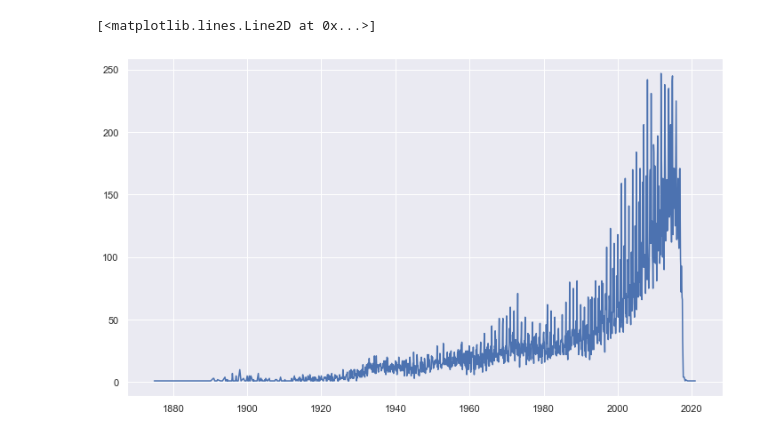
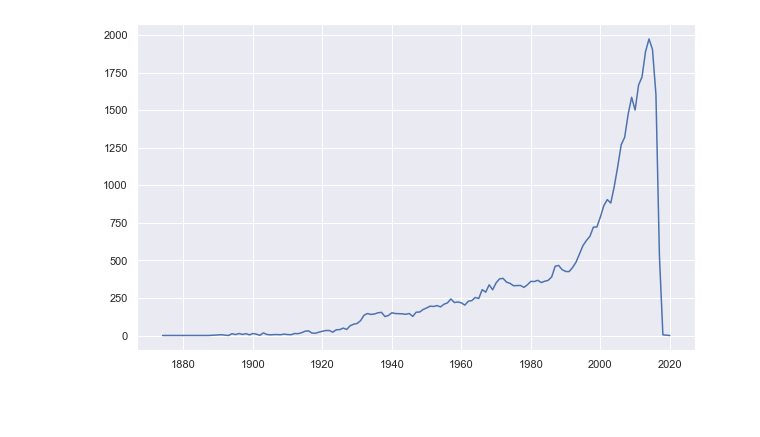
Before and after one commit to JaunIgciona/DataBootcamp_Nov2020, a Jupyter notebook: 4. Proyectos/EDA project/notebooks/basureta_notebook.ipynb, the cells around one changed output. Drawn from its saved outputs; the diff is of its cells as text; code cells hidden in the pictures; blank space fills up the shorter version.

```diff
--- a/4. Proyectos/EDA project/notebooks/basureta_notebook.ipynb
+++ b/4. Proyectos/EDA project/notebooks/basureta_notebook.ipynb
@@ -28,8 +27,4 @@ vis.label_fun(title='Countries Pie')
-# %%
-released_movies_Y = movies_df['release_date'].groupby(movies_df.release_date.dt.to_period("M")).agg('count')
-x_ax = released_movies_Y.index.to_timestamp()
-plt.figure(figsize=(12,7))
-plt.plot(x_ax,released_movies_Y.values)
-# %% [output]
-[<matplotlib.lines.Line2D at 0x...>]
-[figure, removed]
+# %%
+vis.col_time_series(movies_df, 'release_date', 'Y', 'count')
+# %% [output]
+[figure, added]
```
Also changed, not shown: parts of 6 cells of this notebook, 2 other files.
